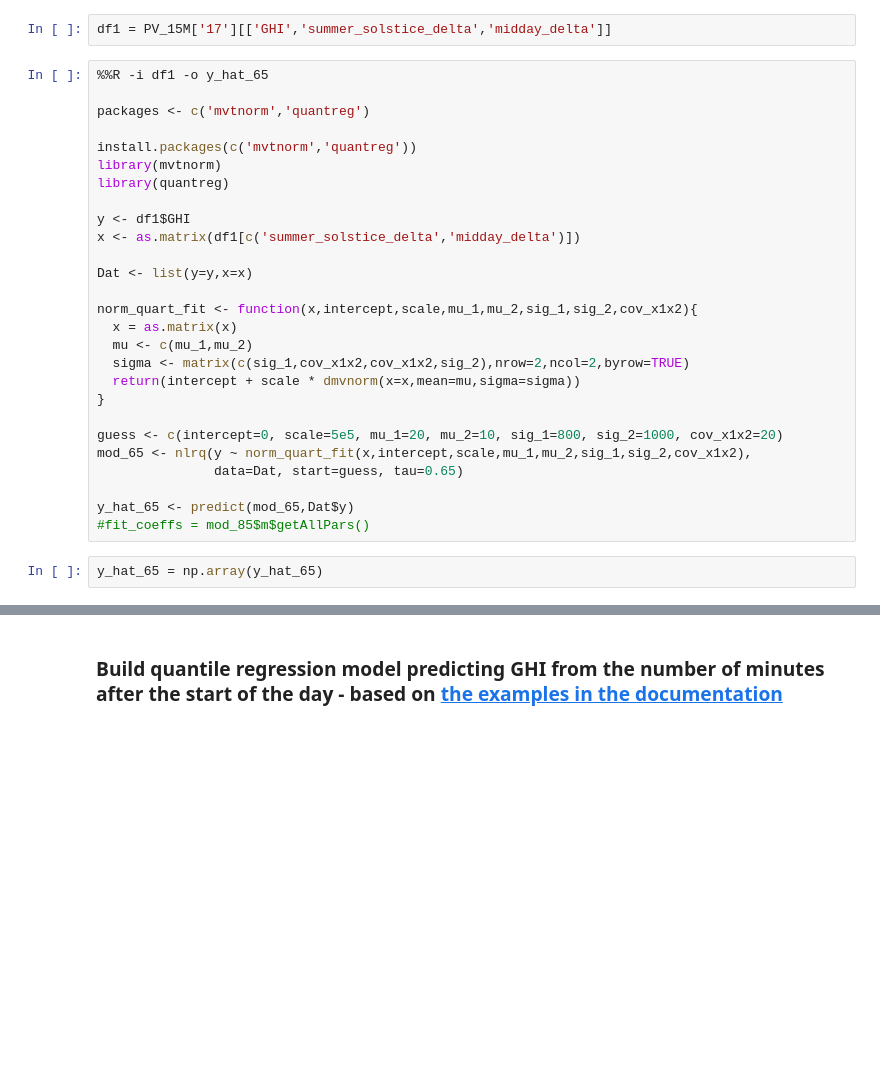
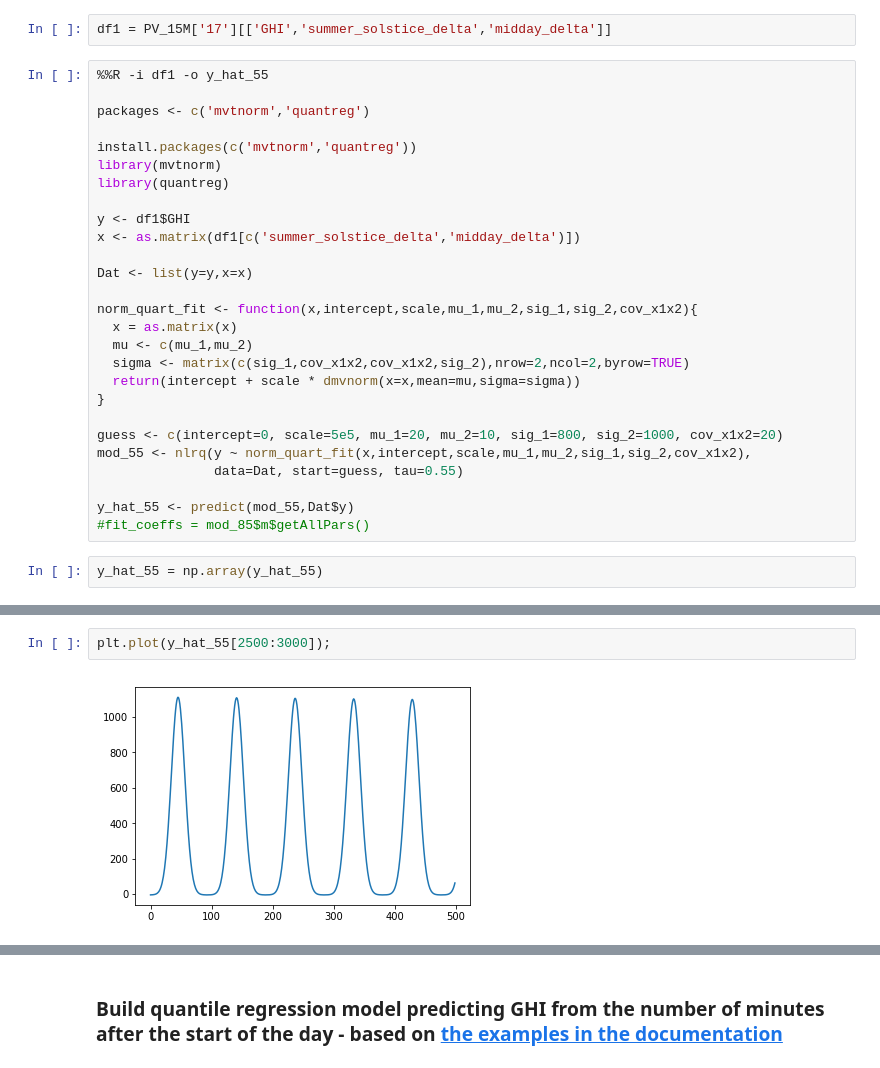
Before and after one commit to MSAmit/Capstone-project, a Jupyter notebook: Normalise_using_clear_sky_model.ipynb, the cells around one changed output, grey strips where cells are left out. Drawn from its saved outputs; the diff is of its cells as text; blank space fills up the shorter version.

```diff
--- a/Normalise_using_clear_sky_model.ipynb
+++ b/Normalise_using_clear_sky_model.ipynb
@@ -596,7 +598,7 @@ plt.show()
 # %%
 df1 = PV_15M['17'][['GHI','summer_solstice_delta','midday_delta']]
 # %%
-%%R -i df1 -o y_hat_65
+%%R -i df1 -o y_hat_55
 
 packages <- c('mvtnorm','quantreg')
 
@@ -617,10 +619,10 @@ norm_quart_fit <- function(x,intercept,scale,mu_1,mu_2,sig_1,sig_2,cov_x1x2){
 }
 
 guess <- c(intercept=0, scale=5e5, mu_1=20, mu_2=10, sig_1=800, sig_2=1000, cov_x1x2=20)
-mod_65 <- nlrq(y ~ norm_quart_fit(x,intercept,scale,mu_1,mu_2,sig_1,sig_2,cov_x1x2),
-               data=Dat, start=guess, tau=0.65)
+mod_55 <- nlrq(y ~ norm_quart_fit(x,intercept,scale,mu_1,mu_2,sig_1,sig_2,cov_x1x2),
+               data=Dat, start=guess, tau=0.55)
 
-y_hat_65 <- predict(mod_65,Dat$y)
+y_hat_55 <- predict(mod_55,Dat$y)
 #fit_coeffs = mod_85$m$getAllPars()
 # %%
-y_hat_65 = np.array(y_hat_65)
+y_hat_55 = np.array(y_hat_55)
@@ -626,0 +633,4 @@ y_hat_65 = np.array(y_hat_65)
+# %%
+plt.plot(y_hat_55[2500:3000]);
+# %% [output]
+[figure, added]
```
Also changed, not shown: parts of 8 cells of this notebook.
